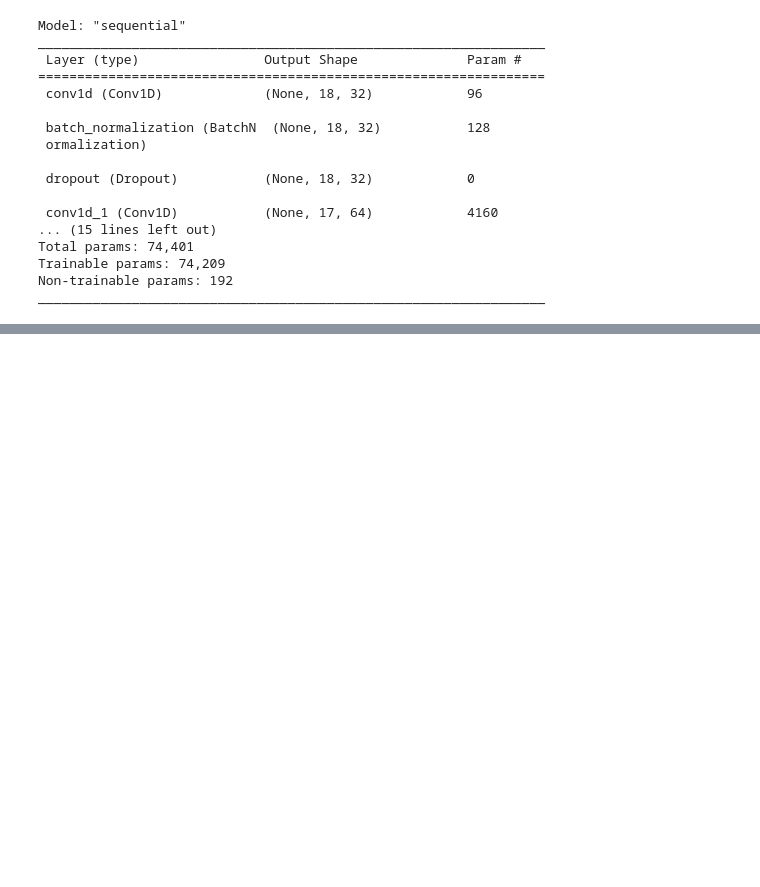
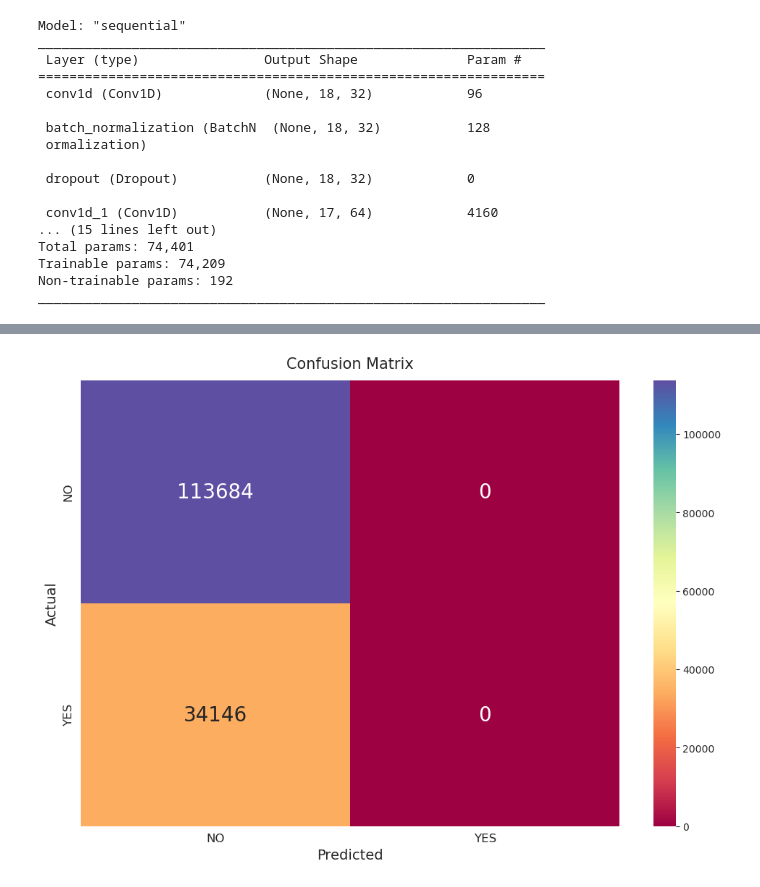
Before and after one commit to olalekana142/Machine-learning--Data--science--Projects, a Jupyter notebook: clean-water-detection-using-cnn.ipynb, the cells around one changed output, grey strips where cells are left out. Saved outputs shown, nothing was run; the diff lists cells and outputs as text; code cells hidden in the pictures; blank space fills up the shorter version.

```diff
--- a/clean-water-detection-using-cnn.ipynb
+++ b/clean-water-detection-using-cnn.ipynb
@@ -263,0 +264,2 @@ plot_learningcurve(history,20)
+# %%
+y_pred = model.predict(X_test)
@@ -263,0 +297,14 @@ plot_learningcurve(history,20)
+# %%
+y_pred_labels = [ np.argmax(label) for label in y_pred ]
+conf_mat = confusion_matrix(y_test,y_pred_labels)
+sns.set_style(style='dark')
+plt.figure(figsize=(12,8))
+heatmap = sns.heatmap(conf_mat,vmin=np.min(conf_mat.all()), vmax=np.max(conf_mat), annot=True,fmt='d', annot_kws={"fontsize":20},cmap='Spectral')
+heatmap.set_title('Confusion Matrix', fontdict={'fontsize':15}, pad=12)
+heatmap.set_xlabel('Predicted',fontdict={'fontsize':14})
+heatmap.set_ylabel('Actual',fontdict={'fontsize':14})
+heatmap.set_xticklabels(['NO','YES'], fontdict={'fontsize':12})
+heatmap.set_yticklabels(['NO','YES'], fontdict={'fontsize':12})
+plt.show()
+# %% [output]
+[figure, added]
```
Also changed, not shown: parts of 7 cells of this notebook.
